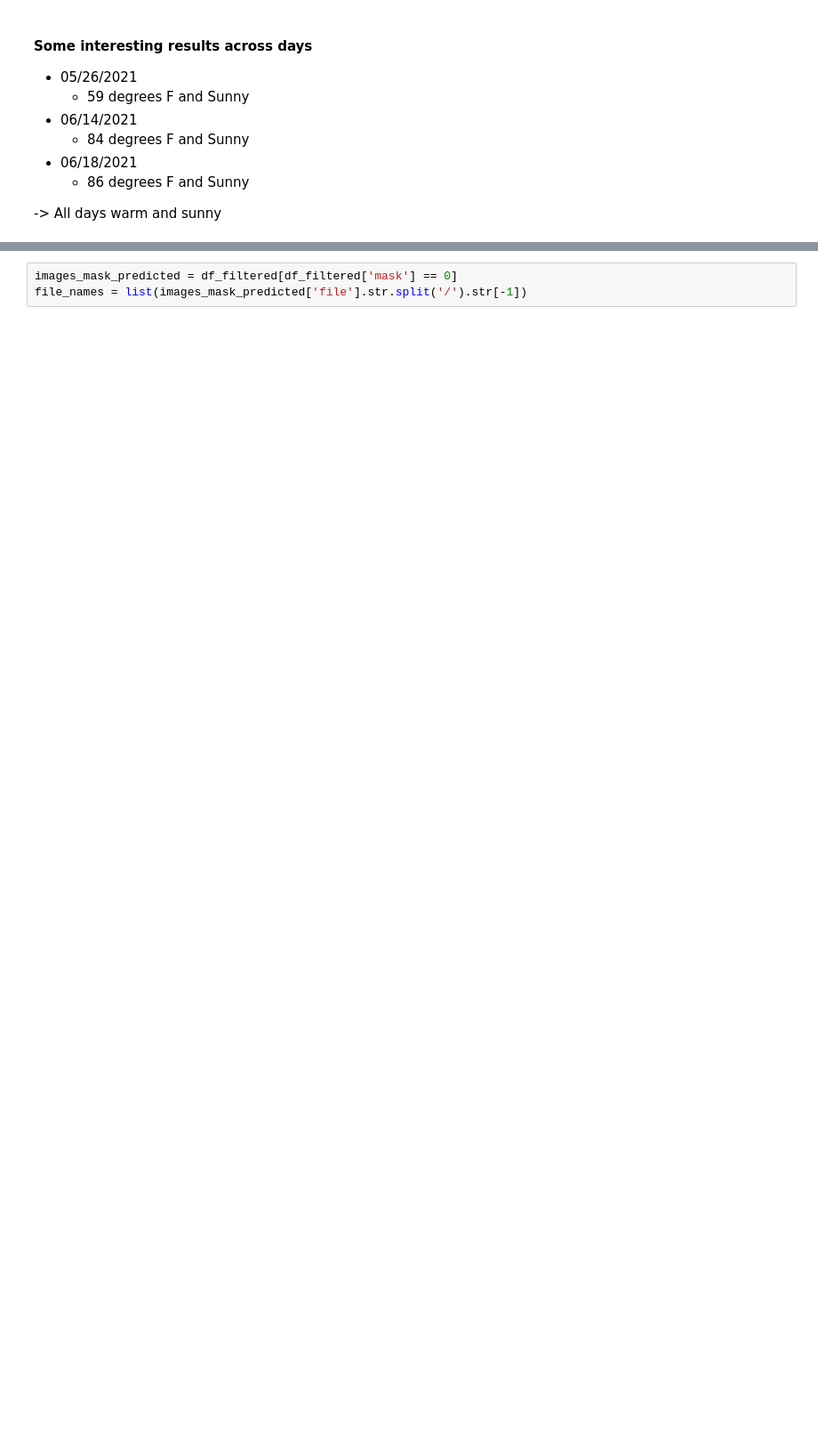
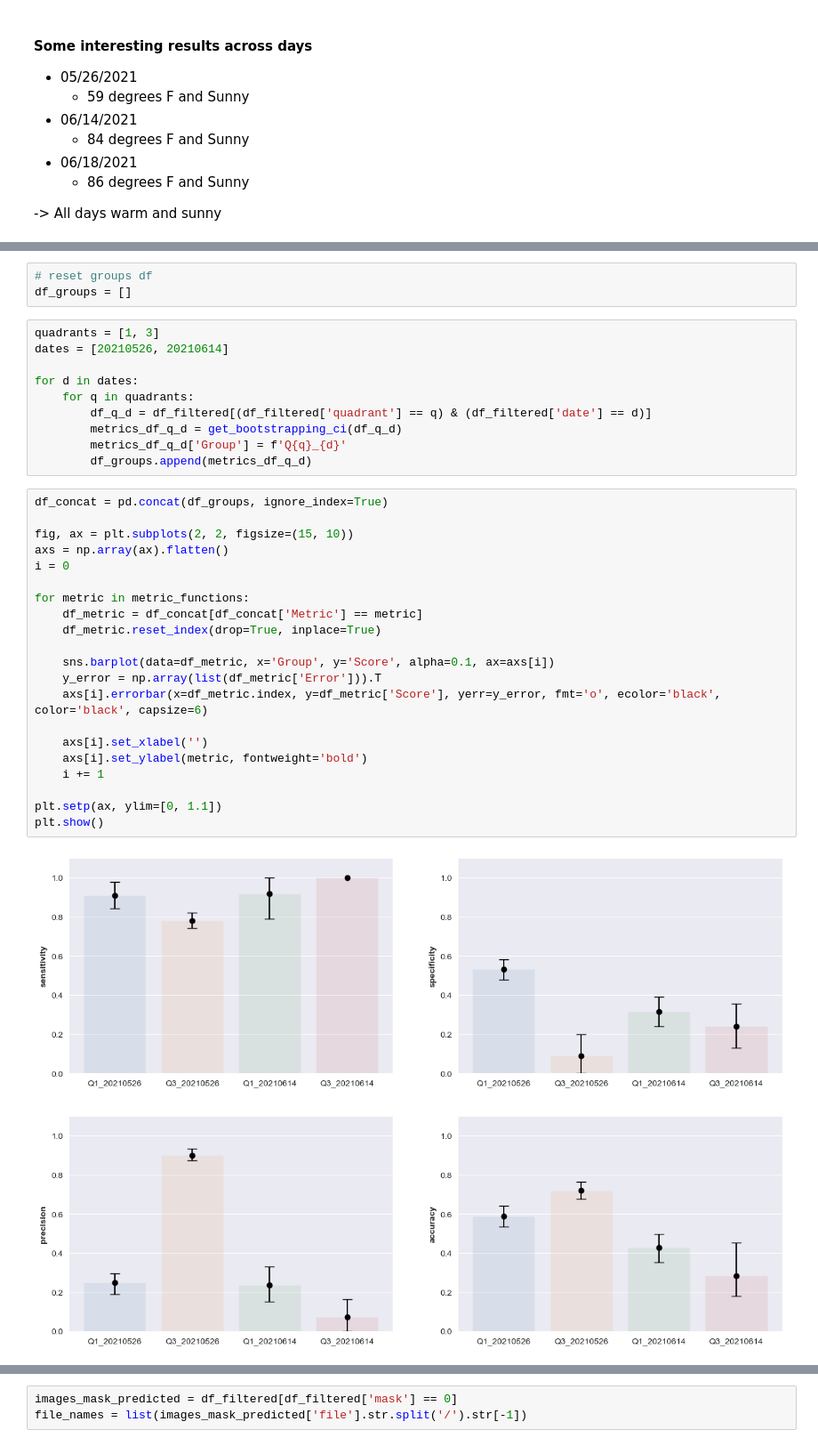
Before and after one commit to guiga004/mask-detection, a Jupyter notebook: mask-detection.ipynb, the cells around one changed output, grey strips where cells are left out. Shown: that part at 89% size. Saved outputs shown, nothing was run; the diff lists cells and outputs as text; blank space fills up the shorter version.

Commit message:
grouped by quadrant and day

```diff
--- a/mask-detection.ipynb
+++ b/mask-detection.ipynb
@@ -516,0 +523,36 @@ plt.show()
+# %%
+# reset groups df
+df_groups = []
+# %%
+quadrants = [1, 3]
+dates = [20210526, 20210614]
+
+for d in dates:
+    for q in quadrants:
+        df_q_d = df_filtered[(df_filtered['quadrant'] == q) & (df_filtered['date'] == d)]
+        metrics_df_q_d = get_bootstrapping_ci(df_q_d)
+        metrics_df_q_d['Group'] = f'Q{q}_{d}'
+        df_groups.append(metrics_df_q_d)
+# %%
+df_concat = pd.concat(df_groups, ignore_index=True)
+
+fig, ax = plt.subplots(2, 2, figsize=(15, 10))
+axs = np.array(ax).flatten()
+i = 0
+
+for metric in metric_functions:
+    df_metric = df_concat[df_concat['Metric'] == metric]
+    df_metric.reset_index(drop=True, inplace=True)
+
+    sns.barplot(data=df_metric, x='Group', y='Score', alpha=0.1, ax=axs[i])
+    y_error = np.array(list(df_metric['Error'])).T
+    axs[i].errorbar(x=df_metric.index, y=df_metric['Score'], yerr=y_error, fmt='o', ecolor='black', color='black', capsize=6)
+
+    axs[i].set_xlabel('')
+    axs[i].set_ylabel(metric, fontweight='bold')
+    i += 1
+
+plt.setp(ax, ylim=[0, 1.1])
+plt.show()
+# %% [output]
+[figure, added]
```
Also changed, not shown: parts of 16 cells of this notebook.
